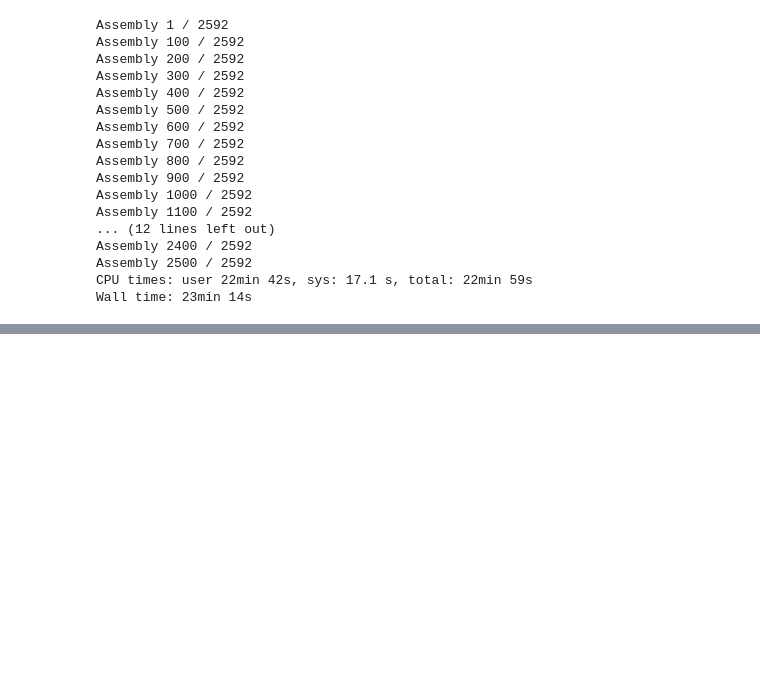
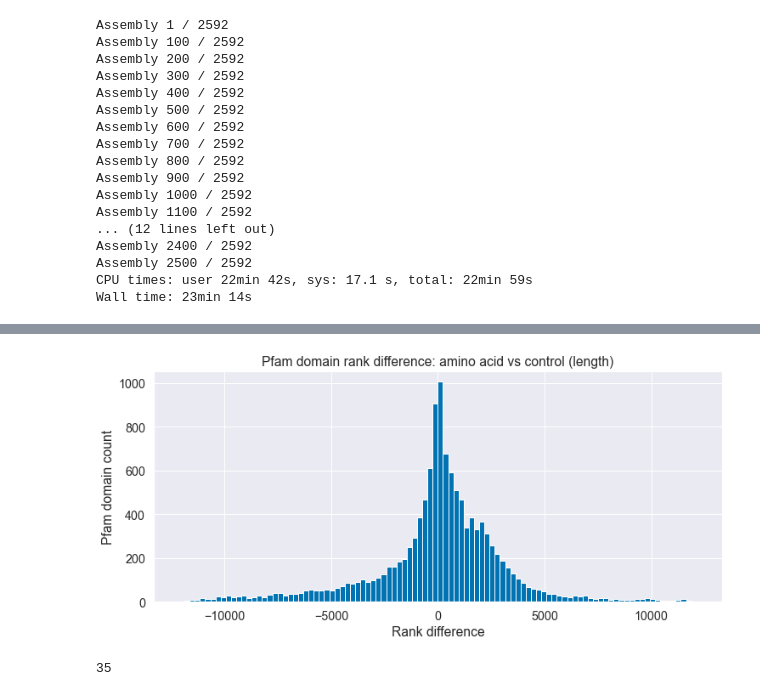
Before and after one commit to srom/nbias, a Jupyter notebook: notebook/AA distance vs length.ipynb, the cells around one changed output, grey strips where cells are left out. Drawn from its saved outputs; the diff is of its cells as text; code cells hidden in the pictures; blank space fills up the shorter version.

Commit message:
Length is a confounder

```diff
--- a/notebook/AA distance vs length.ipynb
+++ b/notebook/AA distance vs length.ipynb
@@ -942,0 +945,16 @@ Wall time: 23min 14s
+# %%
+def load_global_bias_results(kind, query_type, tail='left'):
+    if kind == 'length':
+        path = join(cwd, f'data/confounders/length/{query_type}_aa_probability_{tail}.csv')
+    else:
+        path = join(cwd, f'data/{query_type}_aa_probability_{tail}.csv')
+
+    df = pd.read_csv(path, index_col='id' if query_type == 'tigr' else 'query')
+    df['rank'] = list(range(1, len(df) + 1))
+    return df
+# %%
+pfam_length = load_global_bias_results('length', 'pfam')
+tigr_length = load_global_bias_results('length', 'tigr')
+
+pfam_aa = load_global_bias_results('amino-acid', 'pfam')
+tigr_aa = load_global_bias_results('amino-acid', 'tigr')
@@ -942,0 +976,20 @@ Wall time: 23min 14s
+# %%
+union_ix = sorted(set(pfam_aa.index) & set(pfam_length.index))
+tigr_union_ix = sorted(set(tigr_aa.index) & set(tigr_length.index))
+# %%
+_, ax = plt.subplots(1, 1, figsize=(12, 5))
+df__ = pfam_length.loc[union_ix].copy()
+ax.hist(df__[df__['rank_diff'].notnull()]['rank_diff'].values, bins=100);
+ax.set_title('Pfam domain rank difference: amino acid vs control (length)');
+ax.set_xlabel('Rank difference');
+ax.set_ylabel('Pfam domain count');
+# %% [output]
+[figure, added]
+# %%
+trna_synt_tigr_id = tigr_aa[
+    tigr_aa['description'].notnull() &
+    tigr_aa['description'].str.contains('--tRNA ligase')
+].index
+len(trna_synt_tigr_id)
+# %% [output]
+35
```
Also changed, not shown: parts of 4 cells of this notebook, 8 other files.
